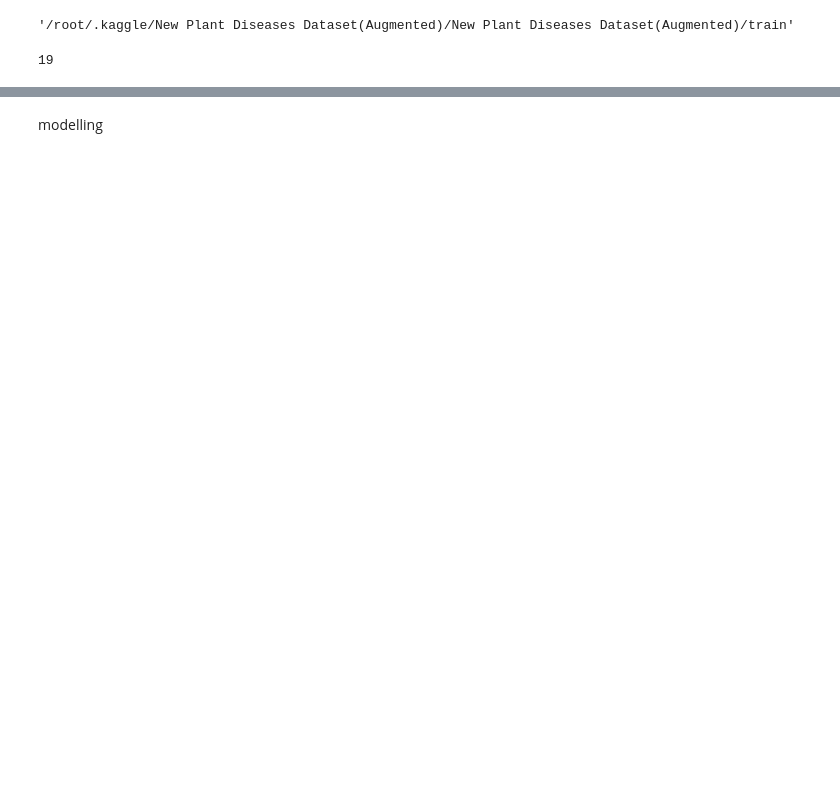
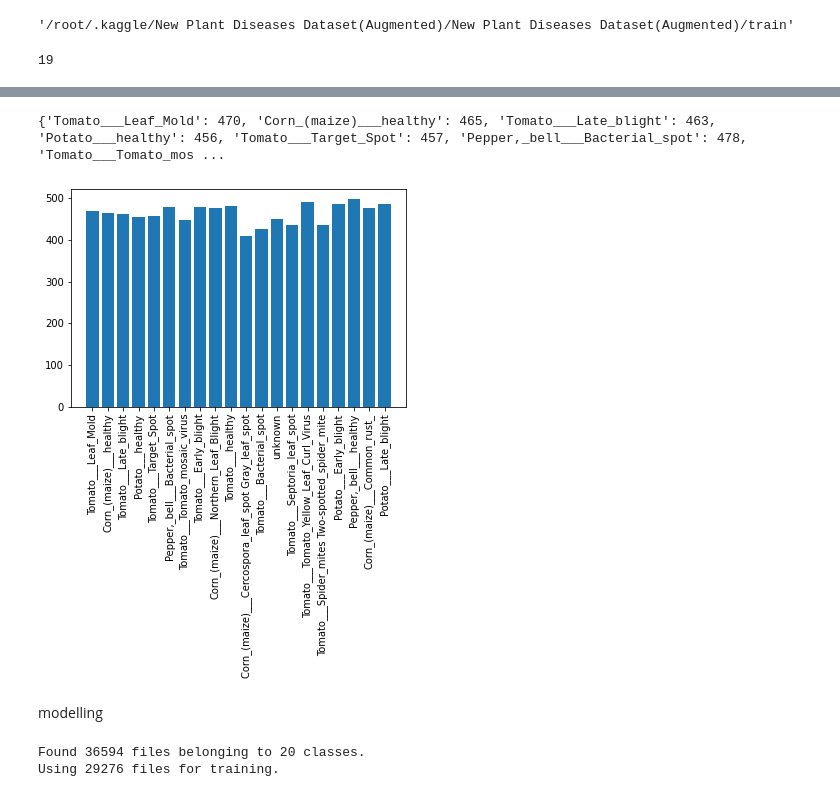
Before and after one commit to elishatofunmi/miscellaneous, a Jupyter notebook: Plant_analysis.ipynb, the cells around one changed output, grey strips where cells are left out. Saved outputs shown, nothing was run; the diff lists cells and outputs as text; code cells hidden in the pictures; blank space fills up the shorter version.

```diff
--- a/Plant_analysis.ipynb
+++ b/Plant_analysis.ipynb
@@ -241,0 +330,3 @@ print(randomlist)
+# %%
+os.chdir('/root/.kaggle/New Plant Diseases Dataset(Augmented)/New Plant Diseases Dataset(Augmented)/valid')
+val_dest = os.getcwd()
@@ -242,3 +376,21 @@ print(randomlist)
+# %%
+dictData = {}
+os.chdir(val_dest)
+
+for k in os.listdir():
+  os.chdir(val_dest + '/'+str(k))
+  dictData[k] = len(os.listdir())
+  os.chdir(val_dest)
+print(dictData)
+
+
+import matplotlib.pyplot as plt
+plt.bar(dictData.keys(), dictData.values())
+plt.xticks(rotation = 90)
+plt.show()
+# %% [output]
+{'Tomato___Leaf_Mold': 470, 'Corn_(maize)___healthy': 465, 'Tomato___Late_blight': 463, 'Potato___healthy': 456, 'Tomato___Target_Spot': 457, 'Pepper,_bell___Bacterial_spot': 478, 'Tomato___Tomato_mos ...
+[figure, added]
 # %% [markdown]
 modelling
 # %%
@@ -246,7 +398,7 @@ import tensorflow as tf
 
 img_height = 224
 img_width = 224
-batch_size = 1000
+batch_size = 100
 
 train_ds = tf.keras.preprocessing.image_dataset_from_directory(
   destination_folder,
@@ -255,3 +407,6 @@ train_ds = tf.keras.preprocessing.image_dataset_from_directory(
   seed=123,
   image_size=(img_height, img_width),
   batch_size=batch_size)
+# %% [output]
+Found 36594 files belonging to 20 classes.
+Using 29276 files for training.
```
Also changed, not shown: parts of 30 cells of this notebook.
